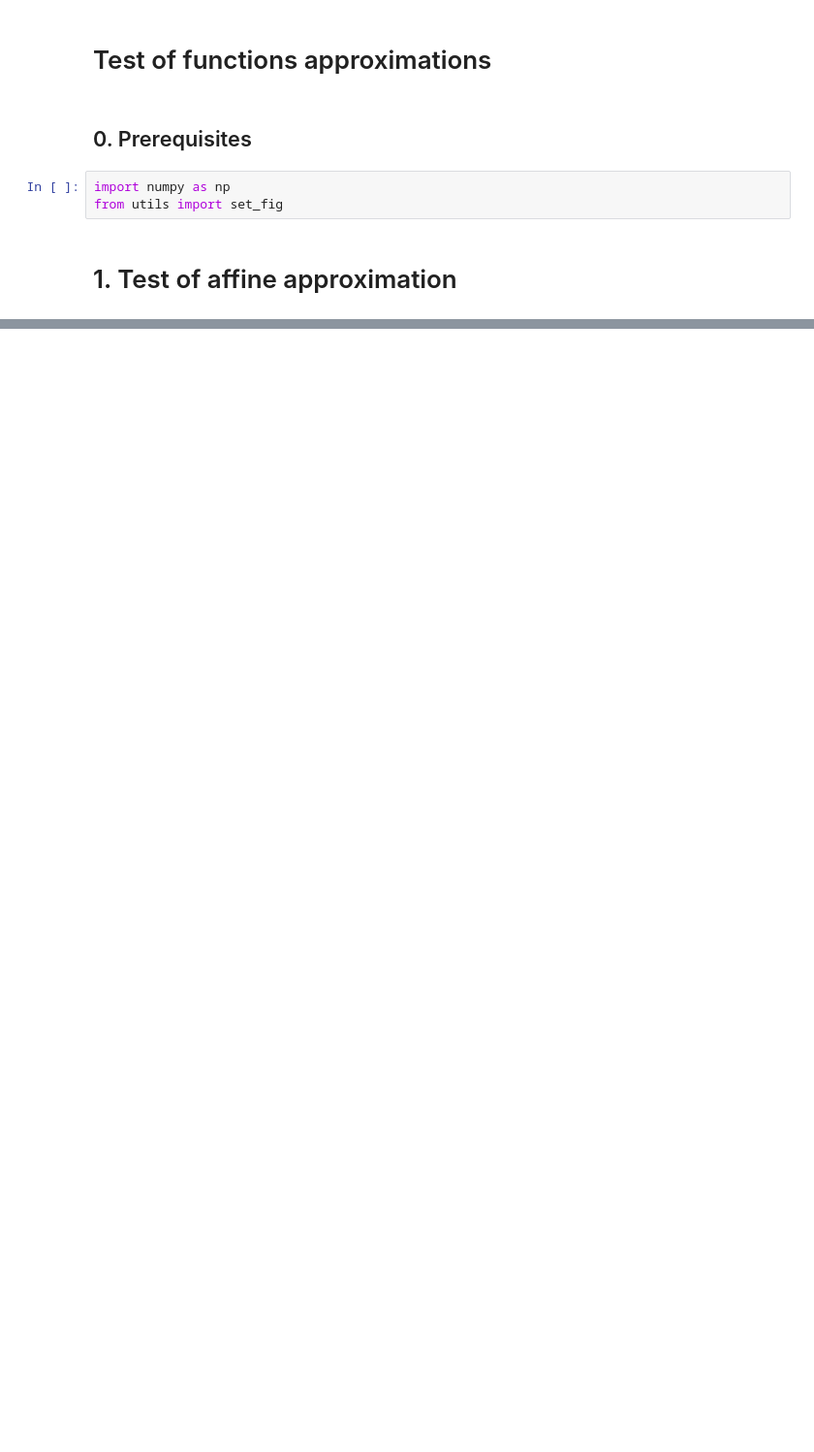
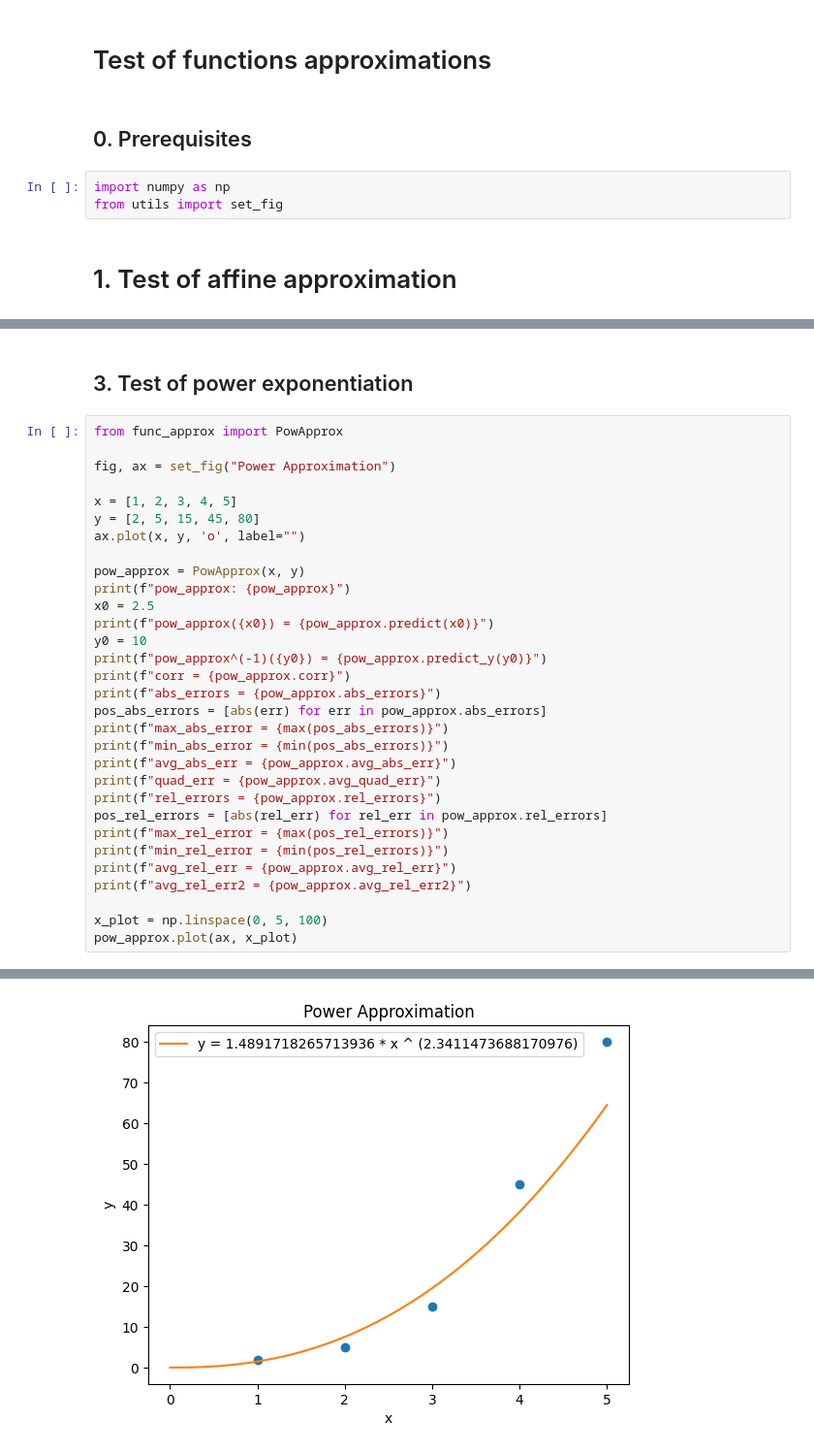
Before and after one commit to KpihX/functions-approximations, a Jupyter notebook: test.ipynb, the cells around one changed output, grey strips where cells are left out. Shown at 97% size. Saved outputs shown, nothing was run; the diff lists cells and outputs as text; blank space fills up the shorter version.

```diff
--- a/test.ipynb
+++ b/test.ipynb
@@ -71 +105,35 @@ quad_err = 7.760923012701396
 [figure]
+# %% [markdown]
+## 3. Test of power exponentiation
+# %%
+from func_approx import PowApprox
+
+fig, ax = set_fig("Power Approximation")
+
+x = [1, 2, 3, 4, 5]
+y = [2, 5, 15, 45, 80]
+ax.plot(x, y, 'o', label="")
+
+pow_approx = PowApprox(x, y)
+print(f"pow_approx: {pow_approx}")
+x0 = 2.5
+print(f"pow_approx({x0}) = {pow_approx.predict(x0)}")
+y0 = 10
+print(f"pow_approx^(-1)({y0}) = {pow_approx.predict_y(y0)}")
+print(f"corr = {pow_approx.corr}")
+print(f"abs_errors = {pow_approx.abs_errors}")
+pos_abs_errors = [abs(err) for err in pow_approx.abs_errors]
+print(f"max_abs_error = {max(pos_abs_errors)}")
+print(f"min_abs_error = {min(pos_abs_errors)}")
+print(f"avg_abs_err = {pow_approx.avg_abs_err}")
+print(f"quad_err = {pow_approx.avg_quad_err}")
+print(f"rel_errors = {pow_approx.rel_errors}")
+pos_rel_errors = [abs(rel_err) for rel_err in pow_approx.rel_errors]
+print(f"max_rel_error = {max(pos_rel_errors)}")
+print(f"min_rel_error = {min(pos_rel_errors)}")
+print(f"avg_rel_err = {pow_approx.avg_rel_err}")
+print(f"avg_rel_err2 = {pow_approx.avg_rel_err2}")
+
+x_plot = np.linspace(0, 5, 100)
+pow_approx.plot(ax, x_plot)
+# %% [output]
@@ -71,0 +154 @@ quad_err = 7.760923012701396
+[figure, added]
```
Also changed, not shown: parts of 6 cells of this notebook, 5 other files.
